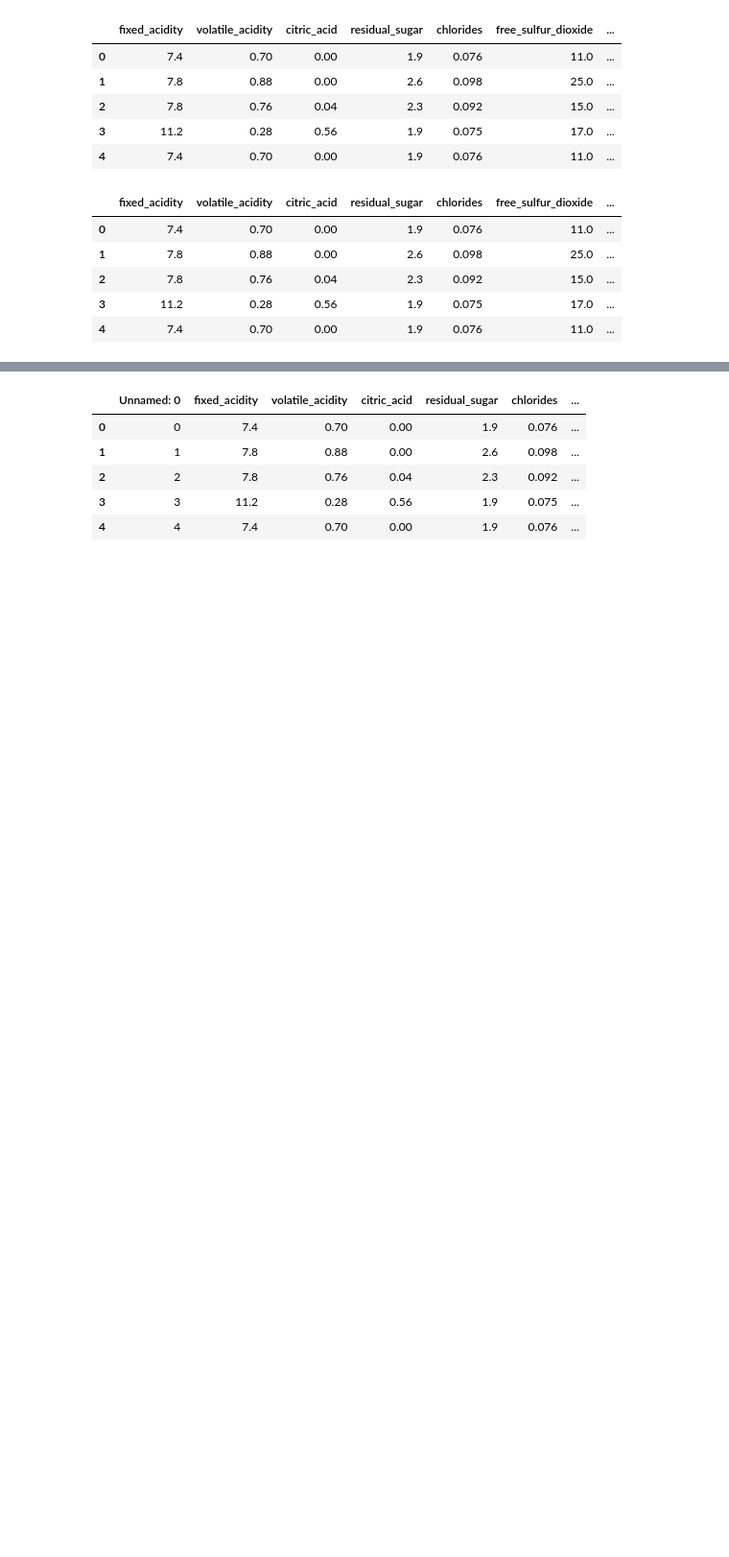
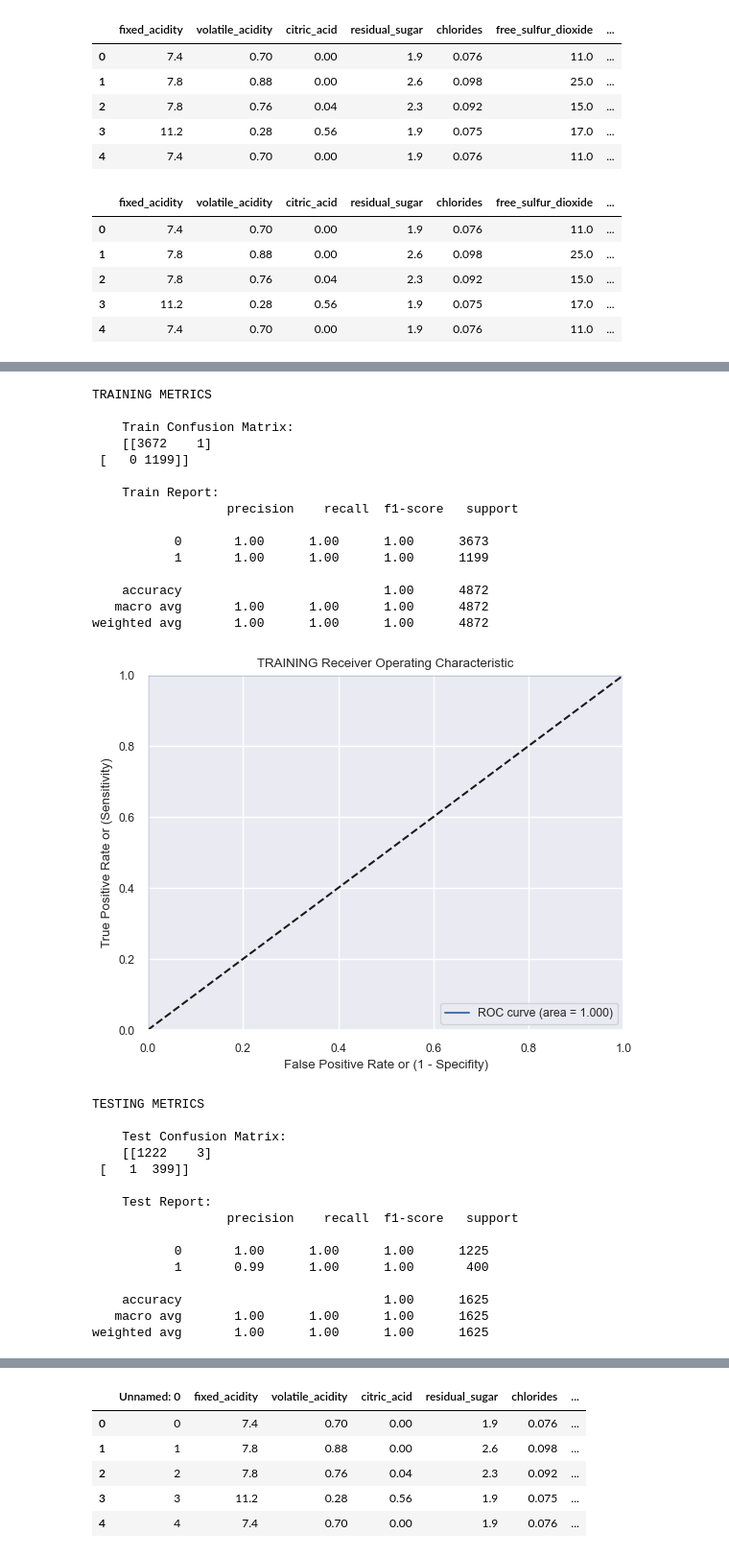
Before and after one commit to Berli85/Project4_Team2, a Jupyter notebook: combined_dataset/machine_learning_classification_pickle.ipynb, the cells around one changed output, grey strips where cells are left out. Shown: that part at 96% size. Cells and saved outputs as stored; diff of their text form; code cells hidden in the pictures; blank space fills up the shorter version.

Commit message:
Report draft

```diff
--- a/combined_dataset/machine_learning_classification_pickle.ipynb
+++ b/combined_dataset/machine_learning_classification_pickle.ipynb
@@ -552,0 +531,40 @@ weighted avg       1.00      1.00      1.00      1625
+# %%
+# initialize
+xgb = XGBClassifier(random_state=42)
+
+# fit
+xgb.fit(X_train, y_train)
+
+doClassification(xgb, X_train, X_test, y_train, y_test)
+# %% [output]
+TRAINING METRICS
+
+    Train Confusion Matrix:
+    [[3672    1]
+ [   0 1199]]
+
+    Train Report:
+                  precision    recall  f1-score   support
+
+           0       1.00      1.00      1.00      3673
+           1       1.00      1.00      1.00      1199
+
+    accuracy                           1.00      4872
+   macro avg       1.00      1.00      1.00      4872
+weighted avg       1.00      1.00      1.00      4872
+[figure, added]
+TESTING METRICS
+
+    Test Confusion Matrix:
+    [[1222    3]
+ [   1  399]]
+
+    Test Report:
+                  precision    recall  f1-score   support
+
+           0       1.00      1.00      1.00      1225
+           1       0.99      1.00      1.00       400
+
+    accuracy                           1.00      1625
+   macro avg       1.00      1.00      1.00      1625
+weighted avg       1.00      1.00      1.00      1625
```
Also changed, not shown: parts of 20 cells of this notebook, 9 other files.
